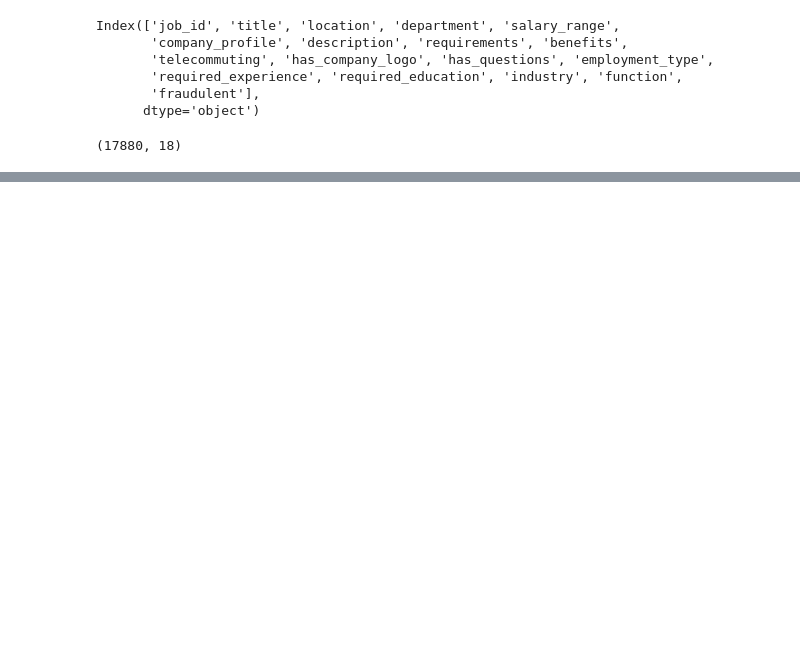
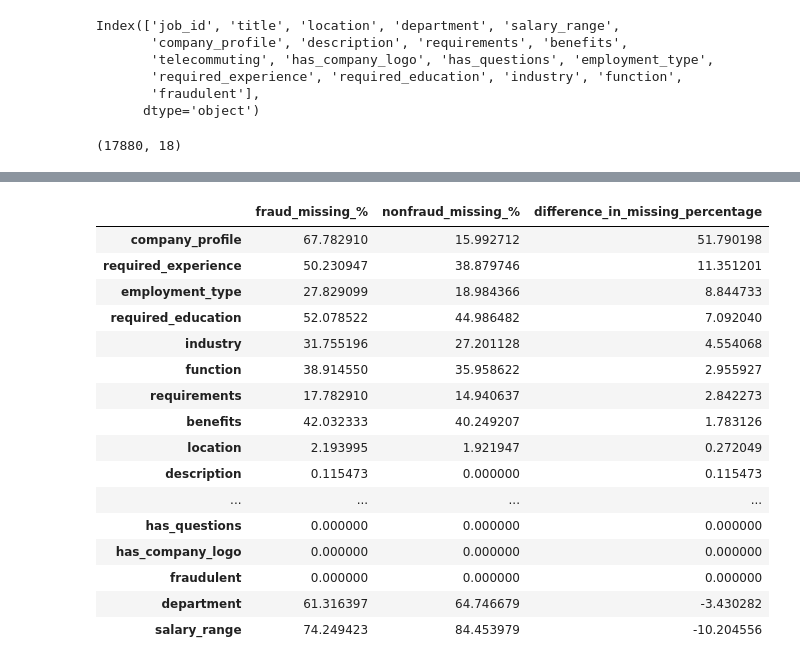
Before and after one commit to AkshayMahajan1187/Fake-job-detection, a Jupyter notebook: notebooks/01_eda.ipynb, the cells around one changed output, grey strips where cells are left out. Drawn from its saved outputs; the diff is of its cells as text; code cells hidden in the pictures; blank space fills up the shorter version.

```diff
--- a/notebooks/01_eda.ipynb
+++ b/notebooks/01_eda.ipynb
@@ -29,0 +113,20 @@ df.shape
+# %%
+compare_missing.sort_values(by='difference_in_missing_percentage', ascending=False)
+# %% [output]
+|  | fraud_missing_% | nonfraud_missing_% | difference_in_missing_percentage |
+| company_profile | 67.782910 | 15.992712 | 51.790198 |
+| required_experience | 50.230947 | 38.879746 | 11.351201 |
+| employment_type | 27.829099 | 18.984366 | 8.844733 |
+| required_education | 52.078522 | 44.986482 | 7.092040 |
+| industry | 31.755196 | 27.201128 | 4.554068 |
+| function | 38.914550 | 35.958622 | 2.955927 |
+| requirements | 17.782910 | 14.940637 | 2.842273 |
+| benefits | 42.032333 | 40.249207 | 1.783126 |
+| location | 2.193995 | 1.921947 | 0.272049 |
+| description | 0.115473 | 0.000000 | 0.115473 |
+| ... | ... | ... | ... |
+| has_questions | 0.000000 | 0.000000 | 0.000000 |
+| has_company_logo | 0.000000 | 0.000000 | 0.000000 |
+| fraudulent | 0.000000 | 0.000000 | 0.000000 |
+| department | 61.316397 | 64.746679 | -3.430282 |
+| salary_range | 74.249423 | 84.453979 | -10.204556 |
```
Also changed, not shown: parts of 18 cells of this notebook, 1 other file.
